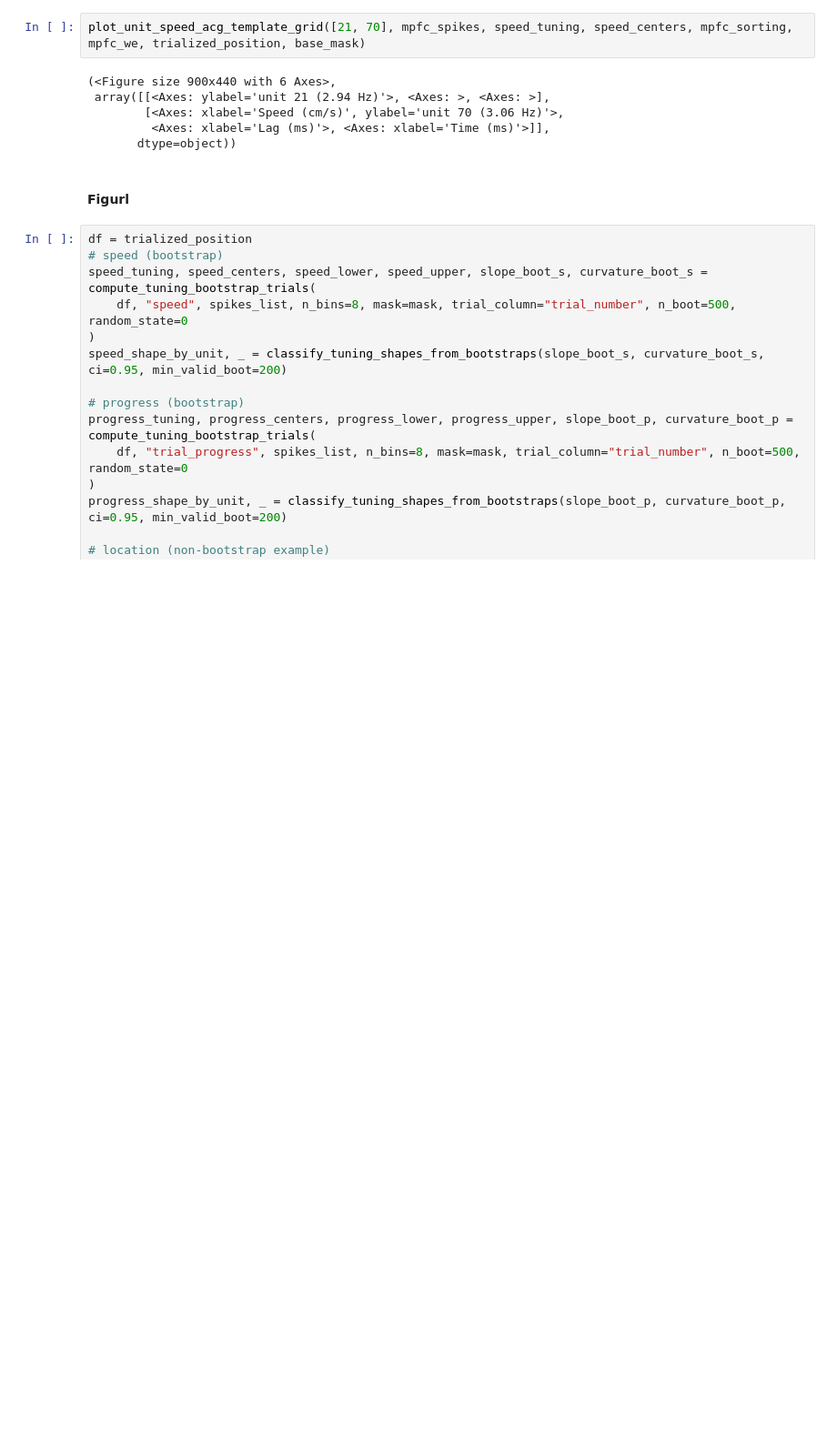
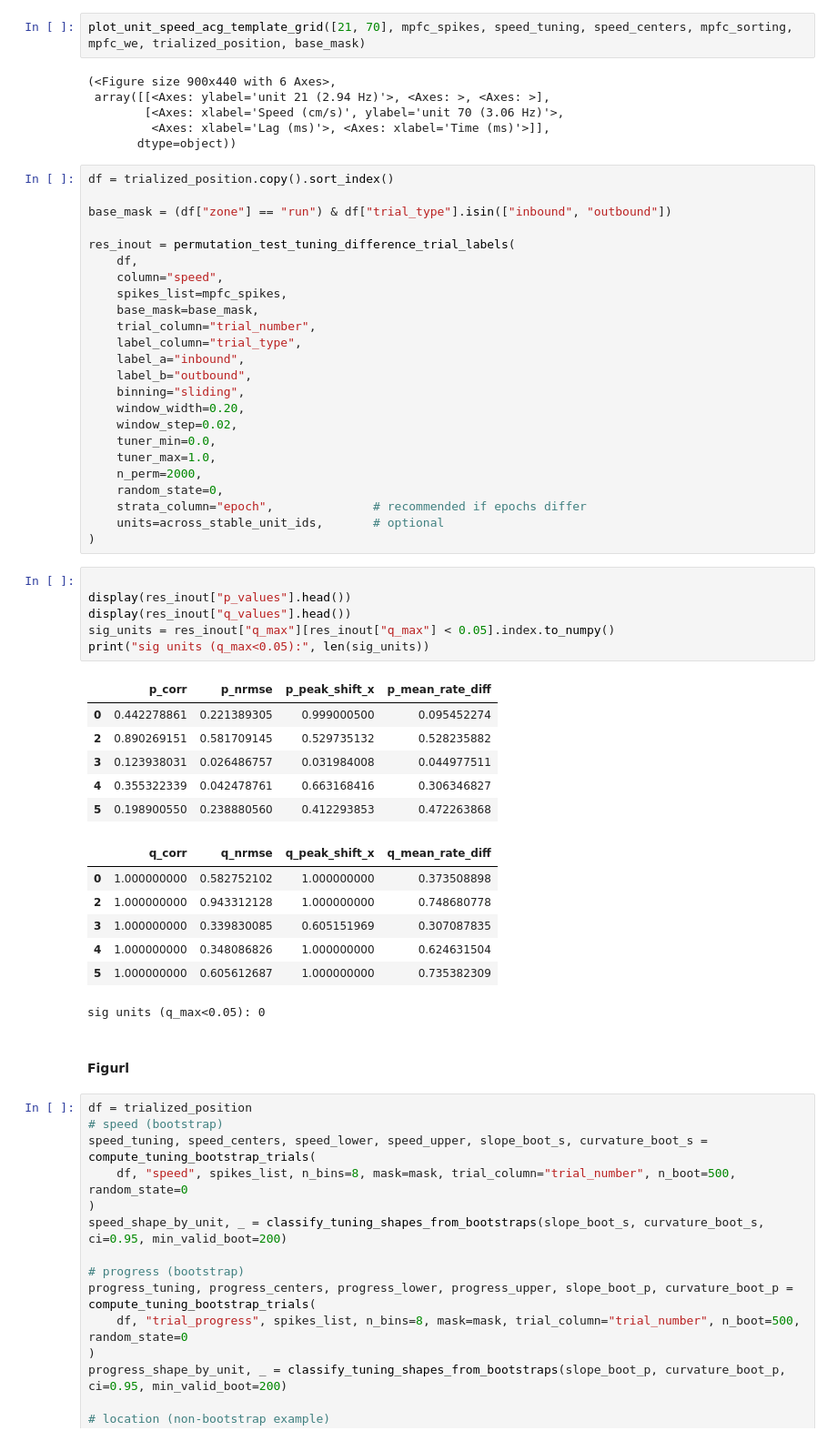
Before and after one commit to anirudh073/pfc-movement-analysis, a Jupyter notebook: notebooks/unit_tuning.ipynb, the cells around one changed output. Shown at 91% size. Cells and saved outputs as stored; diff of their text form; blank space fills up the shorter version.

```diff
--- a/notebooks/unit_tuning.ipynb
+++ b/notebooks/unit_tuning.ipynb
@@ -4481,6 +4472,50 @@ plot_unit_speed_acg_template_grid([21, 70], mpfc_spikes, speed_tuning, speed_cen
         [<Axes: xlabel='Speed (cm/s)', ylabel='unit 70 (3.06 Hz)'>,
          <Axes: xlabel='Lag (ms)'>, <Axes: xlabel='Time (ms)'>]],
        dtype=object))
+# %%
+df = trialized_position.copy().sort_index()
+
+base_mask = (df["zone"] == "run") & df["trial_type"].isin(["inbound", "outbound"])
+
+res_inout = permutation_test_tuning_difference_trial_labels(
+    df,
+    column="speed",
+    spikes_list=mpfc_spikes,
+    base_mask=base_mask,
+    trial_column="trial_number",
+    label_column="trial_type",
+    label_a="inbound",
+    label_b="outbound",
+    binning="sliding",
+    window_width=0.20,
+    window_step=0.02,
+    tuner_min=0.0,
+    tuner_max=1.0,
+    n_perm=2000,
+    random_state=0,
+    strata_column="epoch",              # recommended if epochs differ
+    units=across_stable_unit_ids,       # optional
+)
+# %%
+
+display(res_inout["p_values"].head())
+display(res_inout["q_values"].head())
+sig_units = res_inout["q_max"][res_inout["q_max"] < 0.05].index.to_numpy()
+print("sig units (q_max<0.05):", len(sig_units))
+# %% [output]
+|  | p_corr | p_nrmse | p_peak_shift_x | p_mean_rate_diff |
+| 0 | 0.442278861 | 0.221389305 | 0.999000500 | 0.095452274 |
+| 2 | 0.890269151 | 0.581709145 | 0.529735132 | 0.528235882 |
+| 3 | 0.123938031 | 0.026486757 | 0.031984008 | 0.044977511 |
+| 4 | 0.355322339 | 0.042478761 | 0.663168416 | 0.306346827 |
+| 5 | 0.198900550 | 0.238880560 | 0.412293853 | 0.472263868 |
+|  | q_corr | q_nrmse | q_peak_shift_x | q_mean_rate_diff |
+| 0 | 1.000000000 | 0.582752102 | 1.000000000 | 0.373508898 |
+| 2 | 1.000000000 | 0.943312128 | 1.000000000 | 0.748680778 |
+| 3 | 1.000000000 | 0.339830085 | 0.605151969 | 0.307087835 |
+| 4 | 1.000000000 | 0.348086826 | 1.000000000 | 0.624631504 |
+| 5 | 1.000000000 | 0.605612687 | 1.000000000 | 0.735382309 |
+sig units (q_max<0.05): 0
 # %% [markdown]
 #### Figurl
 # %%
```
Also changed, not shown: parts of 65 cells of this notebook.
